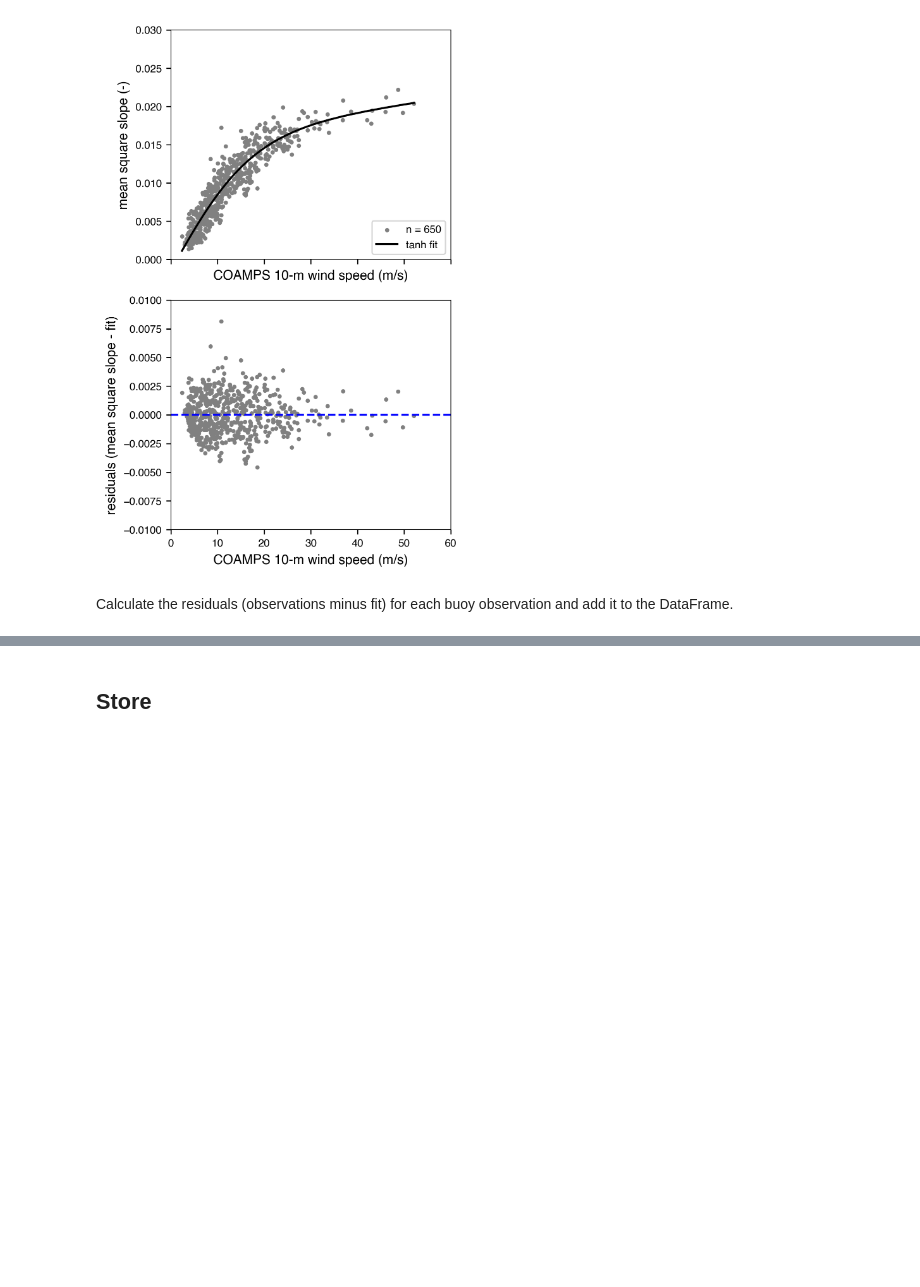
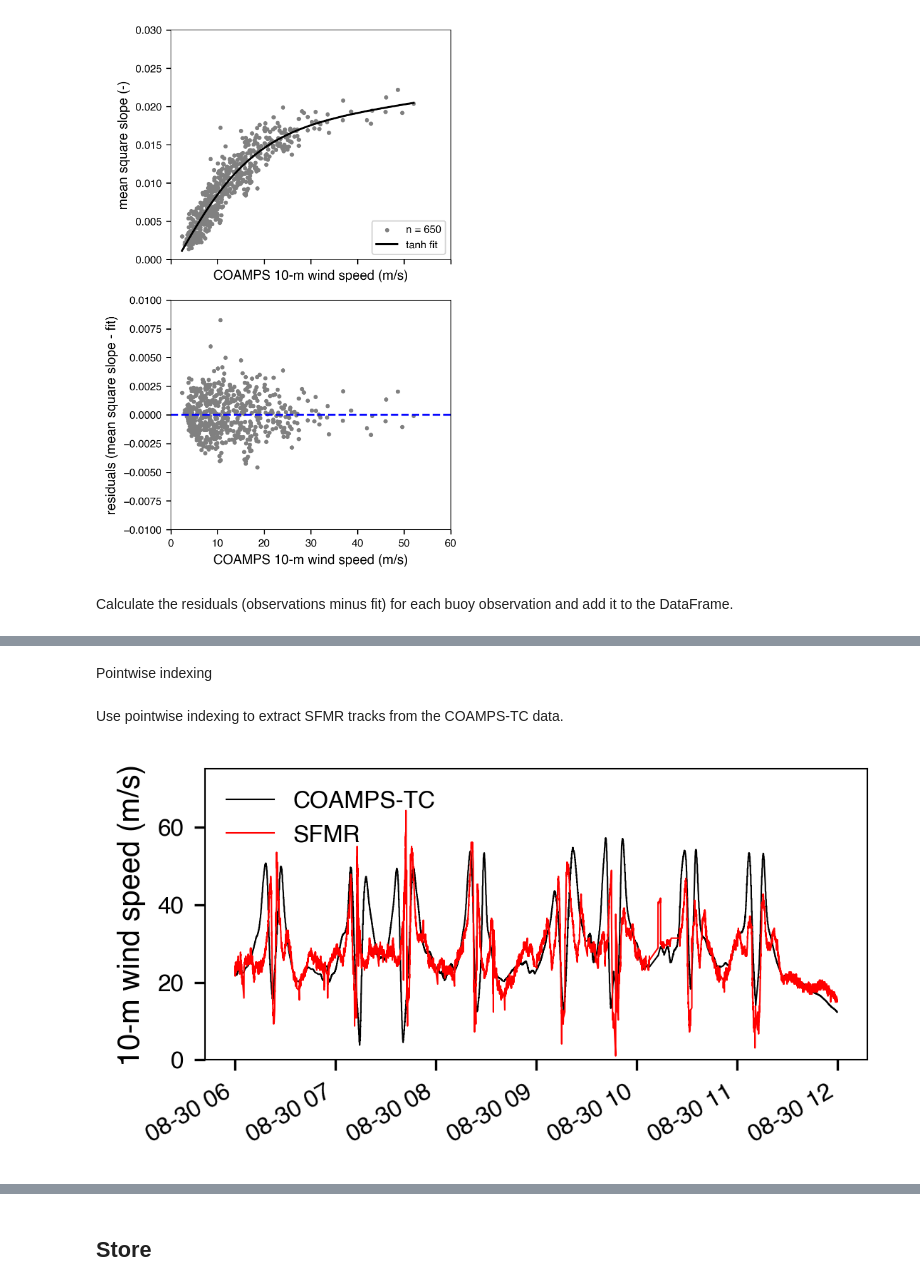
Before and after one commit to jacobrdavis/ocean-surface-wave-slopes-and-wind-wave-alignment, a Jupyter notebook: nb5-slope-primary-dependence.ipynb, the cells around one changed output, grey strips where cells are left out. Saved outputs shown, nothing was run; the diff lists cells and outputs as text; code cells hidden in the pictures; blank space fills up the shorter version.

```diff
--- a/nb5-slope-primary-dependence.ipynb
+++ b/nb5-slope-primary-dependence.ipynb
@@ -23,5 +26,8 @@ microswift_df = read_stored_variable('microswift_df')
 spotter_df = read_stored_variable('spotter_df')
 ian_spotter_coamps_df = read_stored_variable('ian_spotter_coamps_df')
 fiona_spotter_coamps_df = read_stored_variable('fiona_spotter_coamps_df')
+coamps_ds = read_stored_variable('coamps_ds')
+coamps_xy_ds = read_stored_variable('coamps_xy_ds')
+sfmr_ds = read_stored_variable('sfmr_ds')
 
 plotting.configure_figures()
@@ -157,0 +364,2 @@ microswift_df['mean_square_slope_intrinsic_residual'] = stats.calculate_residual
+# %% [markdown]
+Pointwise indexing
@@ -157,0 +377,2 @@ microswift_df['mean_square_slope_intrinsic_residual'] = stats.calculate_residual
+# %% [markdown]
+Use pointwise indexing to extract SFMR tracks from the COAMPS-TC data.
@@ -157,0 +384,28 @@ microswift_df['mean_square_slope_intrinsic_residual'] = stats.calculate_residual
+# %%
+start_date = pd.Timestamp('2023-08-30T00:00', tz=None)
+start_date = pd.Timestamp('2023-08-30T06:00', tz=None)
+end_date = pd.Timestamp('2023-08-30T12:00', tz=None)
+
+time_slice = slice(start_date, end_date)
+
+fig, ax = plt.subplots(1, 1, figsize=(4, 2))
+ax.plot(
+    sfmr_ds.sel(datetime=time_slice)['datetime'],
+    sfmr_ds.sel(datetime=time_slice)['coamps_10m_wind_speed'],
+    linewidth=0.5,
+    color='k',
+    label='COAMPS-TC',
+)
+ax.plot(
+    sfmr_ds.sel(datetime=time_slice)['datetime'],
+    sfmr_ds.sel(datetime=time_slice)['sfmr_10m_wind_speed'],
+    linewidth=0.5,
+    color='r',
+    label='SFMR',
+)
+ax.set_ylabel('10-m wind speed (m/s)')
+ax.legend(frameon=False)
+ax.set_ylim([0, 75])
+fig.autofmt_xdate()
+# %% [output]
+[figure, added]
```
Also changed, not shown: parts of 25 cells of this notebook, 11 other files.
